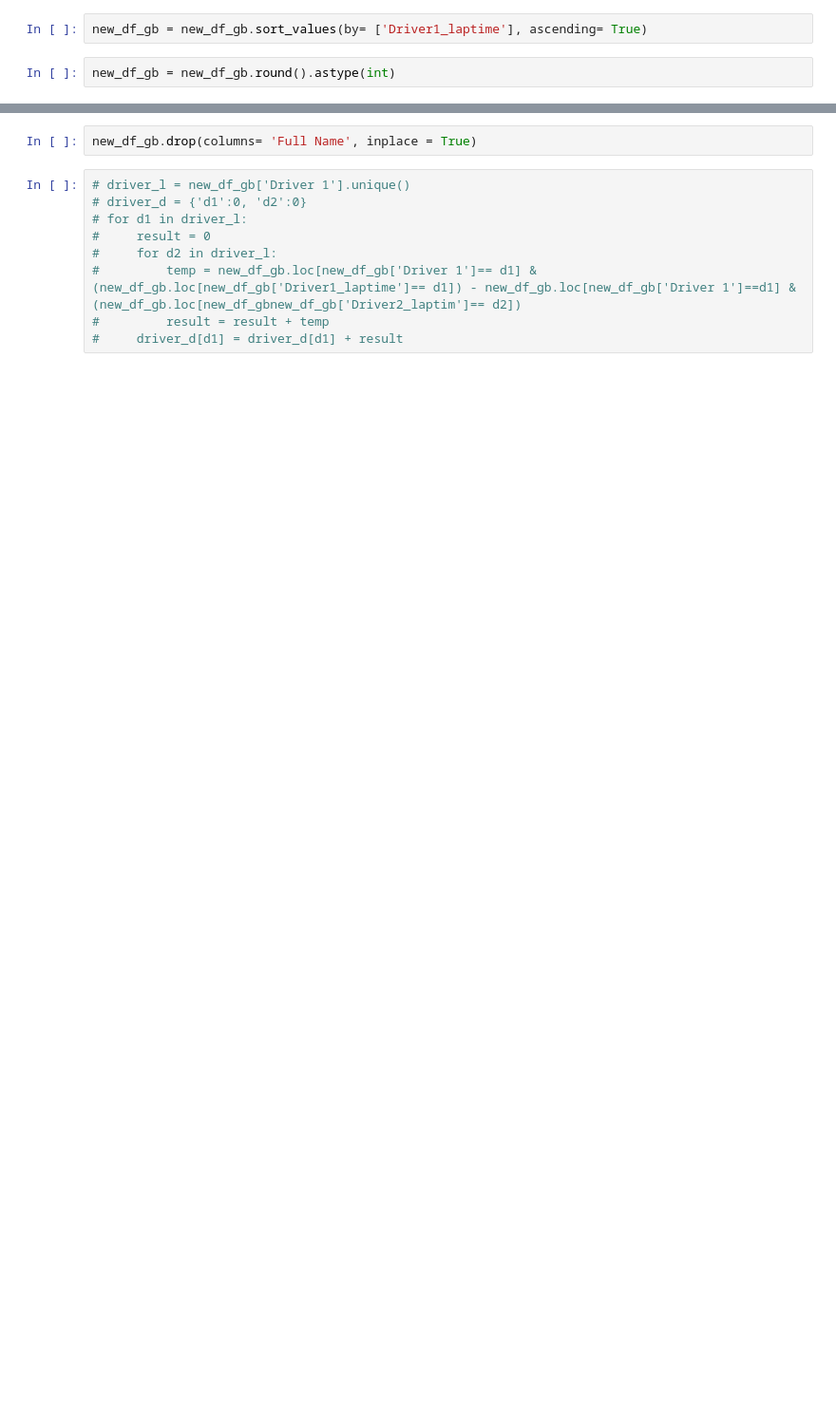
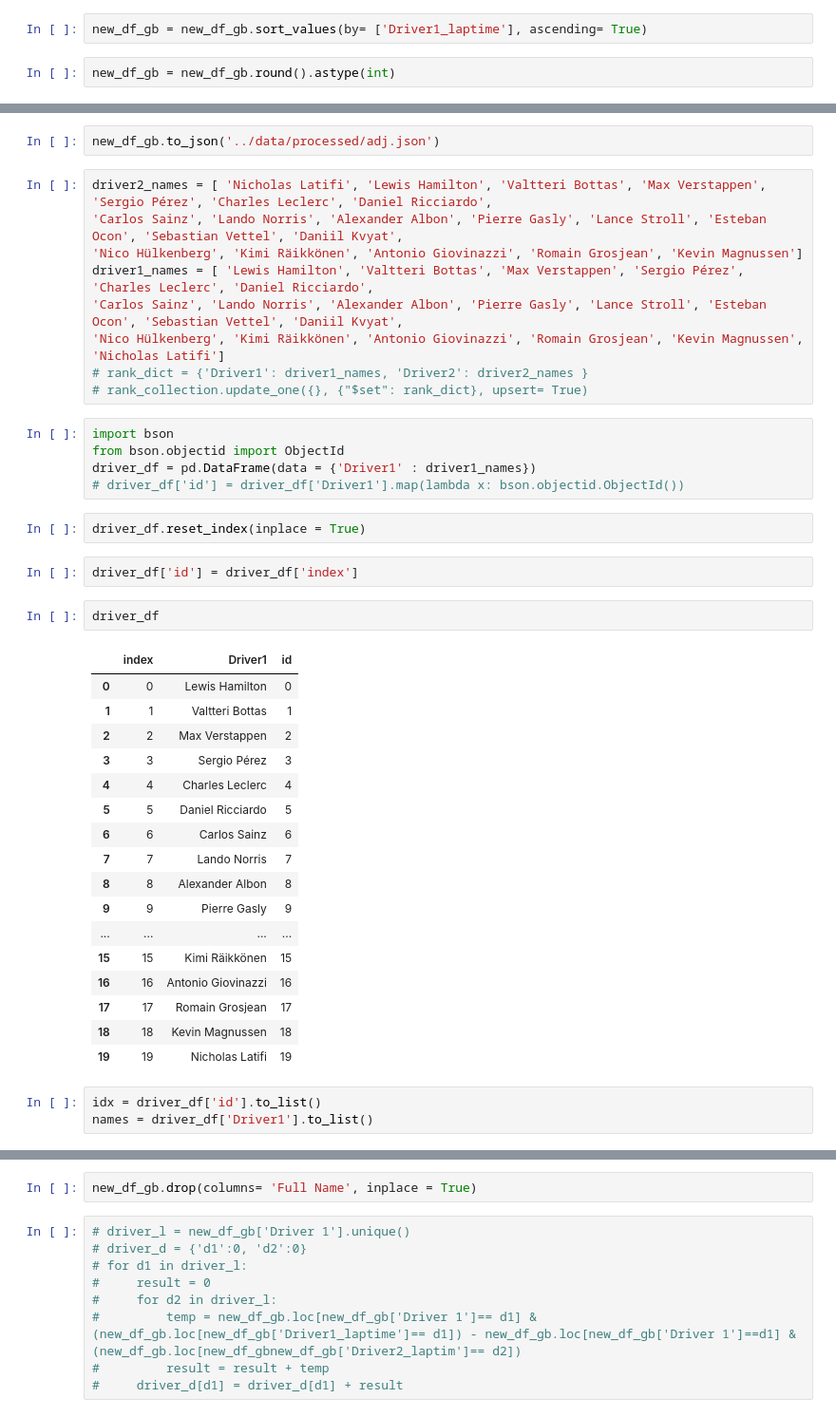
Before and after one commit to dgustave/Formula-Flix, a Jupyter notebook: notebooks/masseys.ipynb, the cells around one changed output, grey strips where cells are left out. Shown: that part at 95% size. Cells and saved outputs as stored; diff of their text form; blank space fills up the shorter version.

```diff
--- a/notebooks/masseys.ipynb
+++ b/notebooks/masseys.ipynb
@@ -154,0 +179,43 @@ new_df_gb
+# %%
+new_df_gb.to_json('../data/processed/adj.json')
+# %%
+driver2_names = [ 'Nicholas Latifi', 'Lewis Hamilton', 'Valtteri Bottas', 'Max Verstappen', 'Sergio Pérez', 'Charles Leclerc', 'Daniel Ricciardo',
+'Carlos Sainz', 'Lando Norris', 'Alexander Albon', 'Pierre Gasly', 'Lance Stroll', 'Esteban Ocon', 'Sebastian Vettel', 'Daniil Kvyat',
+'Nico Hülkenberg', 'Kimi Räikkönen', 'Antonio Giovinazzi', 'Romain Grosjean', 'Kevin Magnussen']
+driver1_names = [ 'Lewis Hamilton', 'Valtteri Bottas', 'Max Verstappen', 'Sergio Pérez', 'Charles Leclerc', 'Daniel Ricciardo',
+'Carlos Sainz', 'Lando Norris', 'Alexander Albon', 'Pierre Gasly', 'Lance Stroll', 'Esteban Ocon', 'Sebastian Vettel', 'Daniil Kvyat',
+'Nico Hülkenberg', 'Kimi Räikkönen', 'Antonio Giovinazzi', 'Romain Grosjean', 'Kevin Magnussen', 'Nicholas Latifi']
+# rank_dict = {'Driver1': driver1_names, 'Driver2': driver2_names }
+# rank_collection.update_one({}, {"$set": rank_dict}, upsert= True)
+# %%
+import bson
+from bson.objectid import ObjectId
+driver_df = pd.DataFrame(data = {'Driver1' : driver1_names})
+# driver_df['id'] = driver_df['Driver1'].map(lambda x: bson.objectid.ObjectId())
+# %%
+driver_df.reset_index(inplace = True)
+# %%
+driver_df['id'] = driver_df['index']
+# %%
+driver_df
+# %% [output]
+|  | index | Driver1 | id |
+| 0 | 0 | Lewis Hamilton | 0 |
+| 1 | 1 | Valtteri Bottas | 1 |
+| 2 | 2 | Max Verstappen | 2 |
+| 3 | 3 | Sergio Pérez | 3 |
+| 4 | 4 | Charles Leclerc | 4 |
+| 5 | 5 | Daniel Ricciardo | 5 |
+| 6 | 6 | Carlos Sainz | 6 |
+| 7 | 7 | Lando Norris | 7 |
+| 8 | 8 | Alexander Albon | 8 |
+| 9 | 9 | Pierre Gasly | 9 |
+| ... | ... | ... | ... |
+| 15 | 15 | Kimi Räikkönen | 15 |
+| 16 | 16 | Antonio Giovinazzi | 16 |
+| 17 | 17 | Romain Grosjean | 17 |
+| 18 | 18 | Kevin Magnussen | 18 |
+| 19 | 19 | Nicholas Latifi | 19 |
+# %%
+idx = driver_df['id'].to_list()
+names = driver_df['Driver1'].to_list()
```
Also changed, not shown: parts of 18 cells of this notebook, 7 other files.
